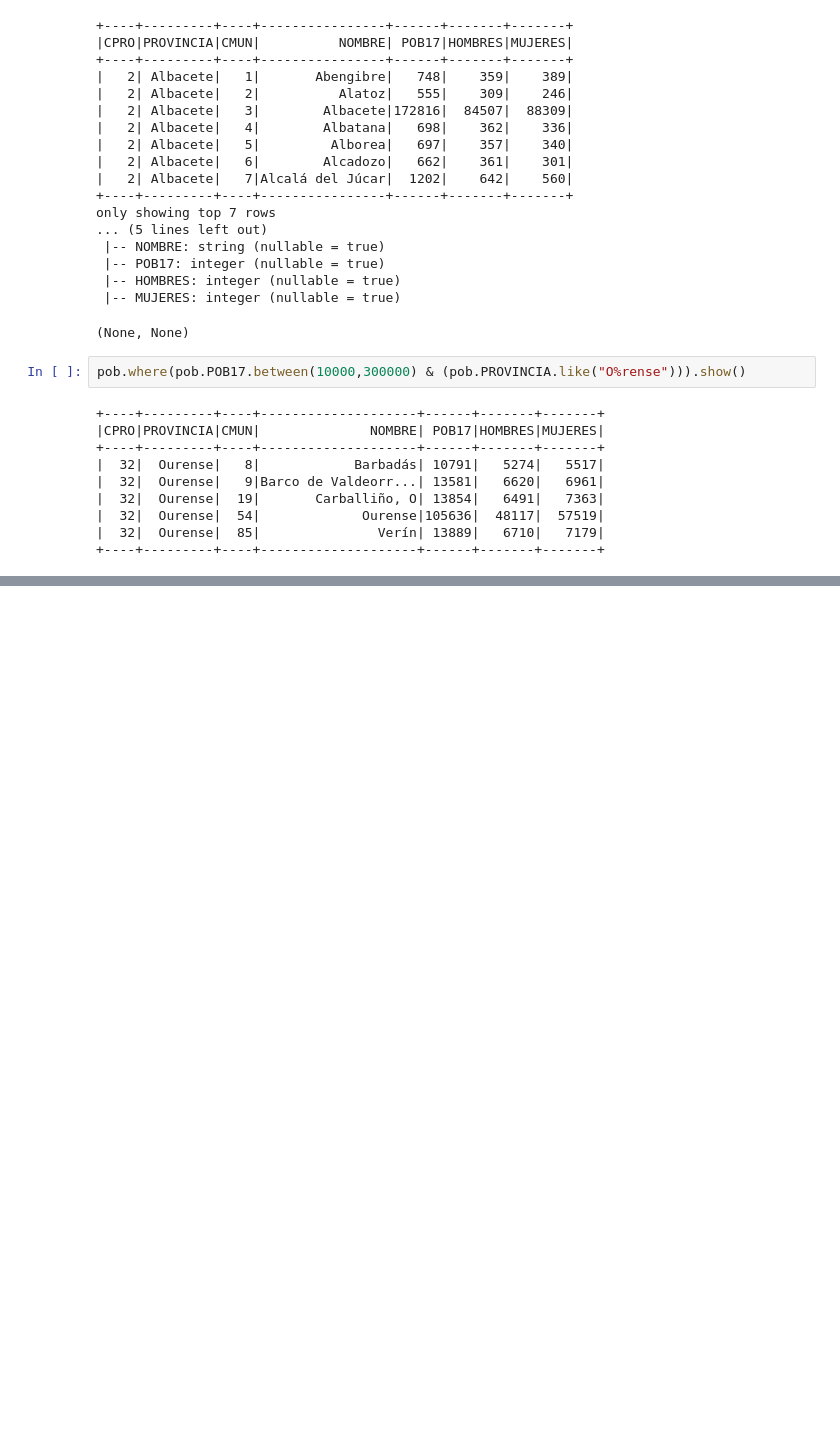
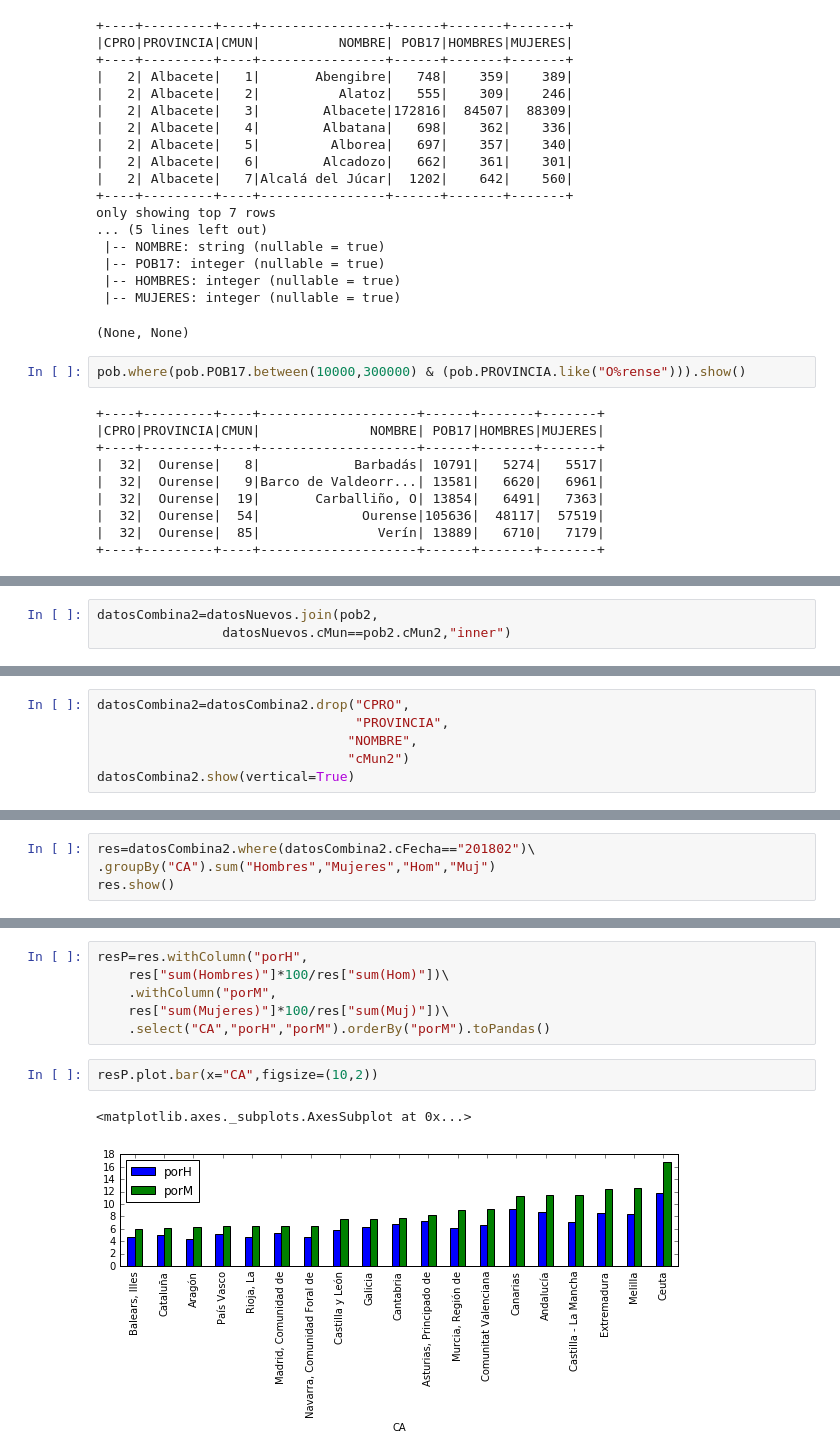
Before and after one commit to bigdatavigo/recursos, a Jupyter notebook: 005. Paro.ipynb, the cells around one changed output, grey strips where cells are left out. Saved outputs shown, nothing was run; the diff lists cells and outputs as text; blank space fills up the shorter version.

```diff
--- a/005. Paro.ipynb
+++ b/005. Paro.ipynb
@@ -211,0 +276,3 @@ pob.where(pob.POB17.between(10000,300000) & (pob.PROVINCIA.like("O%rense"))).sho
+# %%
+datosCombina2=datosNuevos.join(pob2,
+                datosNuevos.cMun==pob2.cMun2,"inner")
@@ -211,0 +287,6 @@ pob.where(pob.POB17.between(10000,300000) & (pob.PROVINCIA.like("O%rense"))).sho
+# %%
+datosCombina2=datosCombina2.drop("CPRO",
+                                 "PROVINCIA",
+                                "NOMBRE",
+                                "cMun2")
+datosCombina2.show(vertical=True)
@@ -211,0 +330,4 @@ pob.where(pob.POB17.between(10000,300000) & (pob.PROVINCIA.like("O%rense"))).sho
+# %%
+res=datosCombina2.where(datosCombina2.cFecha=="201802")\
+.groupBy("CA").sum("Hombres","Mujeres","Hom","Muj")
+res.show()
@@ -211,0 +352,11 @@ pob.where(pob.POB17.between(10000,300000) & (pob.PROVINCIA.like("O%rense"))).sho
+# %%
+resP=res.withColumn("porH",
+    res["sum(Hombres)"]*100/res["sum(Hom)"])\
+    .withColumn("porM",
+    res["sum(Mujeres)"]*100/res["sum(Muj)"])\
+    .select("CA","porH","porM").orderBy("porM").toPandas()
+# %%
+resP.plot.bar(x="CA",figsize=(10,2))
+# %% [output]
+<matplotlib.axes._subplots.AxesSubplot at 0x...>
+[figure, added]
```
Also changed, not shown: parts of 13 cells of this notebook.
